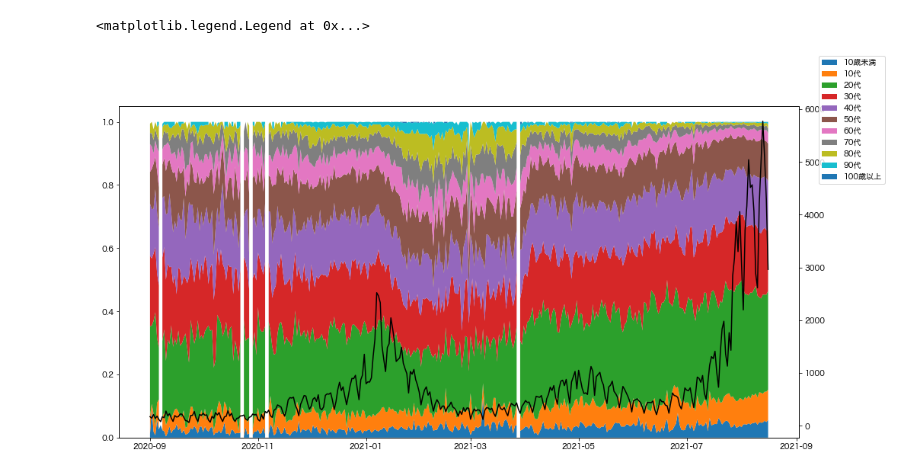
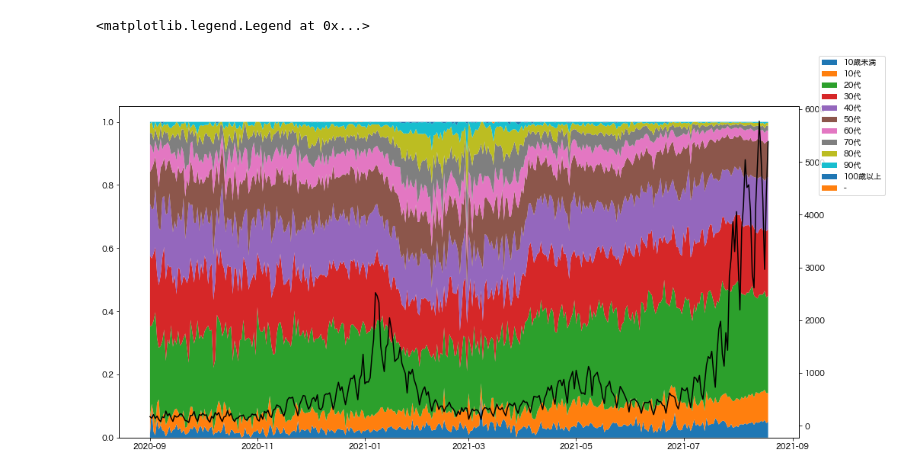
Before and after one commit to sonkm3/nkm3.github.io, a Jupyter notebook: content/ipynb/tokyo_covid19_per_generation_daily_graph.ipynb, the cells around one changed output. Drawn from its saved outputs; the diff is of its cells as text; code cells hidden in the pictures.

```diff
--- a/content/ipynb/tokyo_covid19_per_generation_daily_graph.ipynb
+++ b/content/ipynb/tokyo_covid19_per_generation_daily_graph.ipynb
@@ -8,26 +7,21 @@ data = pd.read_csv('data/130001_tokyo_covid19_patients.csv', parse_dates = ['公
 # %%
 daily_data = data[(data['公表_年月日'] >= '2020-09-01') & (data['公表_年月日'] < '2021-09-01')]
 
-pivot_df = pd.pivot_table(daily_data, index='公表_年月日', columns='患者_年代', values='全国地方公共団体コード', margins=True, aggfunc=len, dropna=False)
+cross_df = pd.crosstab(daily_data['公表_年月日'], columns=daily_data['患者_年代'], margins=True)
+cross_df = cross_df.reindex(columns=['10歳未満', '10代', '20代', '30代', '40代', '50代', '60代', '70代','80代', '90代', '100歳以上', '-', 'All'])
+cross_df = cross_df.drop('All', axis=0)
 
-pivot_df = pivot_df.reindex(columns=['10歳未満', '10代', '20代', '30代', '40代', '50代', '60代', '70代','80代', '90代', '100歳以上', 'All'])
-
-pivot_df = pivot_df.drop('All', axis=0)
-
-daily_all = pivot_df['All']
-
-pivot_df = pivot_df.loc[:, '10歳未満': '100歳以上'].div(pivot_df["All"], axis=0)
-pivot_df['All'] = daily_all
+cross_df.update(cross_df.loc[:, '10歳未満': '-'].div(cross_df["All"], axis=0))
 # %%
 fig = plt.figure(figsize=(16, 8))
 
 ax1 = fig.subplots()
 ax2 = ax1.twinx()
 
-ax1.stackplot(pivot_df.index, pivot_df.drop('All', axis=1).T, labels=['10歳未満', '10代', '20代', '30代', '40代', '50代', '60代', '70代','80代', '90代', '100歳以上'])
-ax2.plot(pivot_df['All'], color='k')
+ax1.stackplot(cross_df.index, cross_df.drop('All', axis=1).T, labels=['10歳未満', '10代', '20代', '30代', '40代', '50代', '60代', '70代','80代', '90代', '100歳以上', '-'])
+ax2.plot(cross_df['All'], color='k')
 
 fig.legend()
 # %% [output]
 <matplotlib.legend.Legend at 0x...>
-[figure, old version]
+[figure, new version]
```
Also changed, not shown: parts of 1 cell of this notebook, 2 other files.
